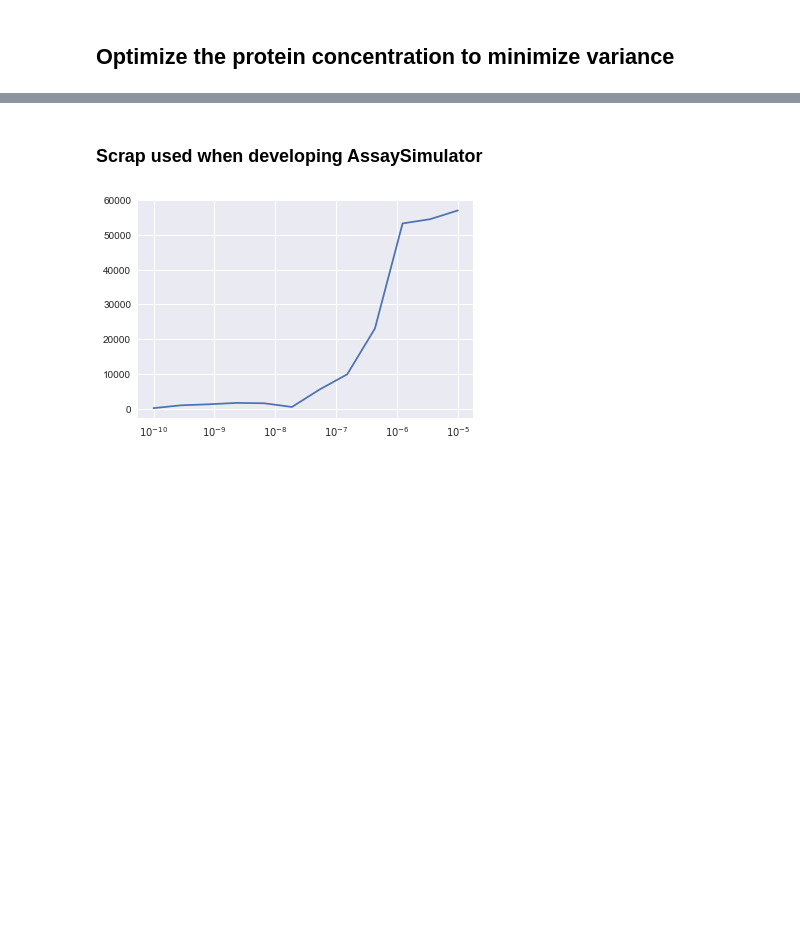
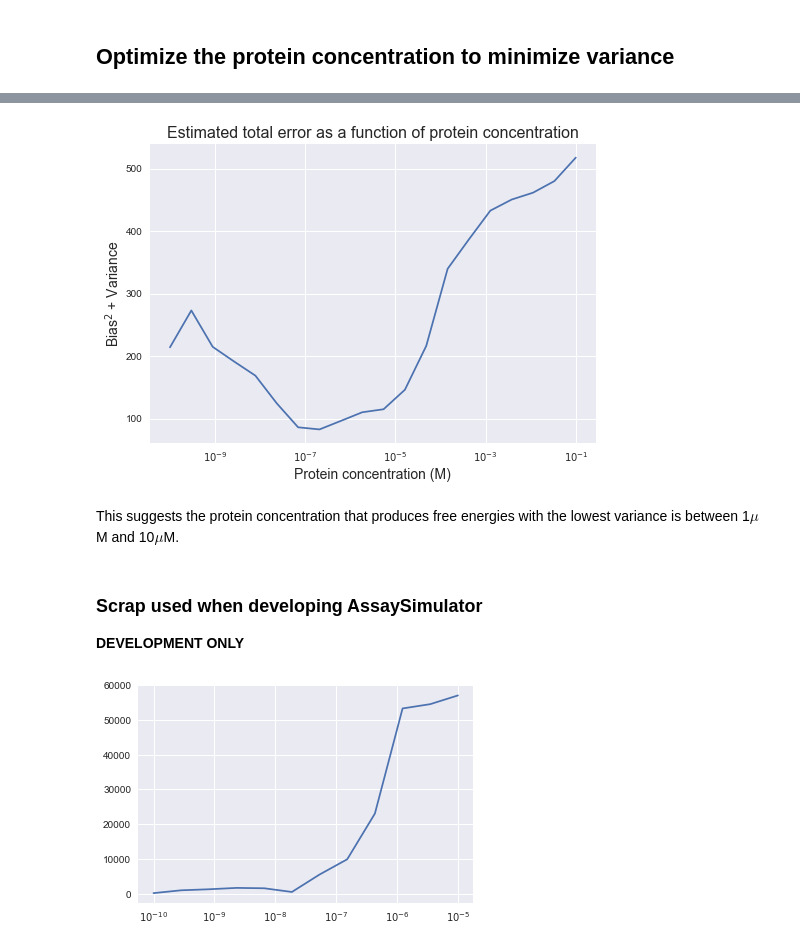
Before and after one commit to choderalab/assaytools, a Jupyter notebook: experimental_design/ExperimentalDesign.ipynb, the cells around one changed output, grey strips where cells are left out. Cells and saved outputs as stored; diff of their text form; code cells hidden in the pictures; blank space fills up the shorter version.

```diff
--- a/experimental_design/ExperimentalDesign.ipynb
+++ b/experimental_design/ExperimentalDesign.ipynb
@@ -67,5 +98,16 @@ plt.show()
+# %%
+plt.semilogx(P_totals, Bias2 + Var)
+plt.title('Estimated total error as a function of protein concentration', fontsize=16)
+plt.xlabel('Protein concentration (M)', fontsize=14)
+plt.ylabel('Bias$^2$ + Variance', fontsize=14)
+plt.show()
+# %% [output]
+[figure, added]
+# %% [markdown]
+This suggests the protein concentration that produces free energies with the lowest variance is between 1$\mu$M and 10$\mu$M.
 # %% [markdown]
 ### Scrap used when developing AssaySimulator
+**DEVELOPMENT ONLY**
 # %%
 #Fmodel_i = IF_i[:]*(F_PL*PL_i + F_L*L_i + F_P*P_i + F_buffer*path_length) + IF_i_plate*F_plate
 
```
Also changed, not shown: parts of 7 cells of this notebook, 1 other file.
